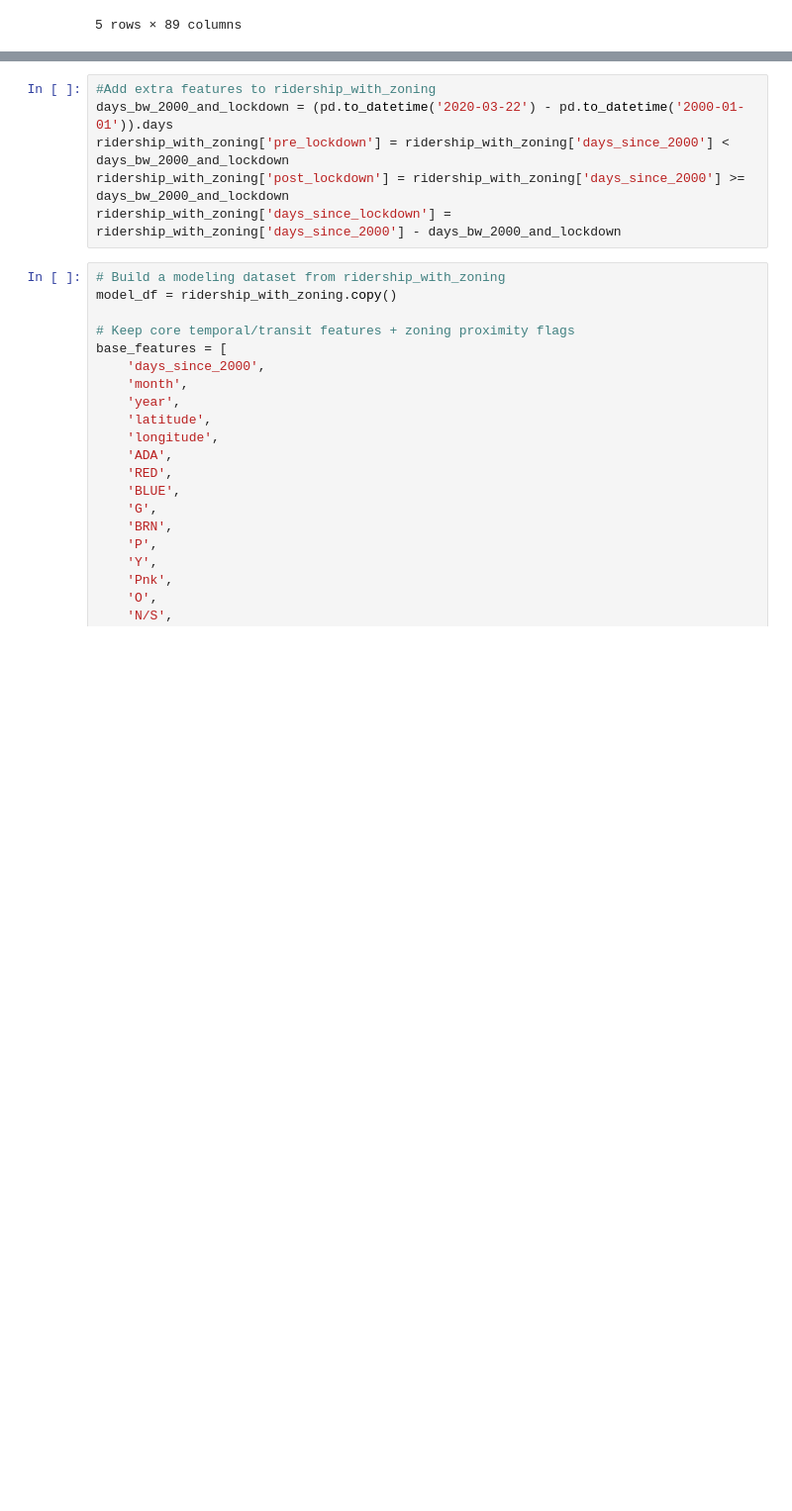
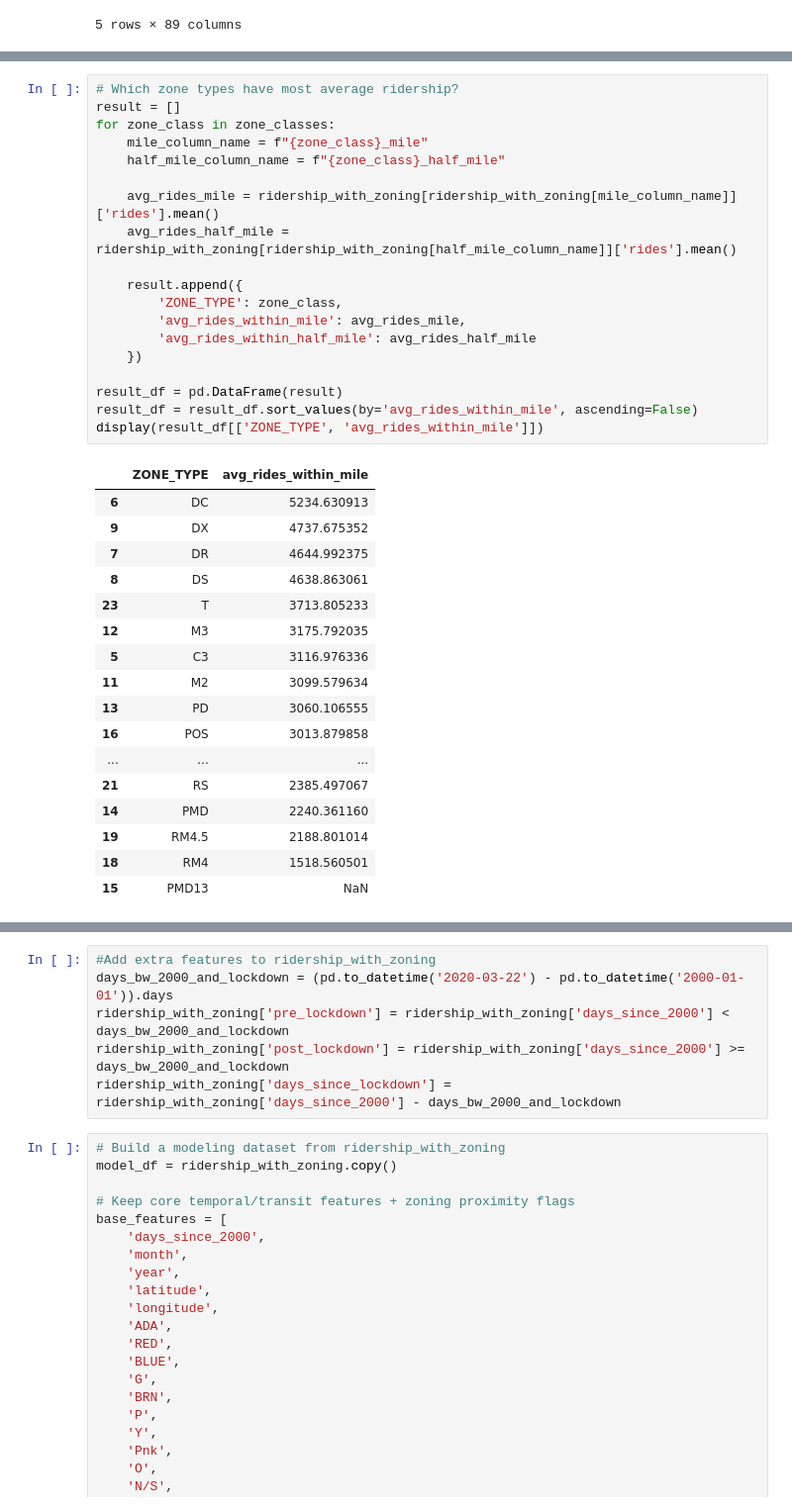
Before and after one commit to azcao95/cta-ridership-w2026-mads-milestone-2, a Jupyter notebook: ridership.ipynb, the cells around one changed output, grey strips where cells are left out. Shown at 99% size. Cells and saved outputs as stored; diff of their text form; blank space fills up the shorter version.

```diff
--- a/ridership.ipynb
+++ b/ridership.ipynb
@@ -597,0 +600,37 @@ display(result_df)
+# %%
+# Which zone types have most average ridership?
+result = []
+for zone_class in zone_classes:
+    mile_column_name = f"{zone_class}_mile"
+    half_mile_column_name = f"{zone_class}_half_mile"
+
+    avg_rides_mile = ridership_with_zoning[ridership_with_zoning[mile_column_name]]['rides'].mean()
+    avg_rides_half_mile = ridership_with_zoning[ridership_with_zoning[half_mile_column_name]]['rides'].mean()
+
+    result.append({
+        'ZONE_TYPE': zone_class,
+        'avg_rides_within_mile': avg_rides_mile,
+        'avg_rides_within_half_mile': avg_rides_half_mile
+    })
+
+result_df = pd.DataFrame(result)
+result_df = result_df.sort_values(by='avg_rides_within_mile', ascending=False)
+display(result_df[['ZONE_TYPE', 'avg_rides_within_mile']])
+# %% [output]
+|  | ZONE_TYPE | avg_rides_within_mile |
+| 6 | DC | 5234.630913 |
+| 9 | DX | 4737.675352 |
+| 7 | DR | 4644.992375 |
+| 8 | DS | 4638.863061 |
+| 23 | T | 3713.805233 |
+| 12 | M3 | 3175.792035 |
+| 5 | C3 | 3116.976336 |
+| 11 | M2 | 3099.579634 |
+| 13 | PD | 3060.106555 |
+| 16 | POS | 3013.879858 |
+| ... | ... | ... |
+| 21 | RS | 2385.497067 |
+| 14 | PMD | 2240.361160 |
+| 19 | RM4.5 | 2188.801014 |
+| 18 | RM4 | 1518.560501 |
+| 15 | PMD13 | NaN |
```
Also changed, not shown: parts of 10 cells of this notebook.
